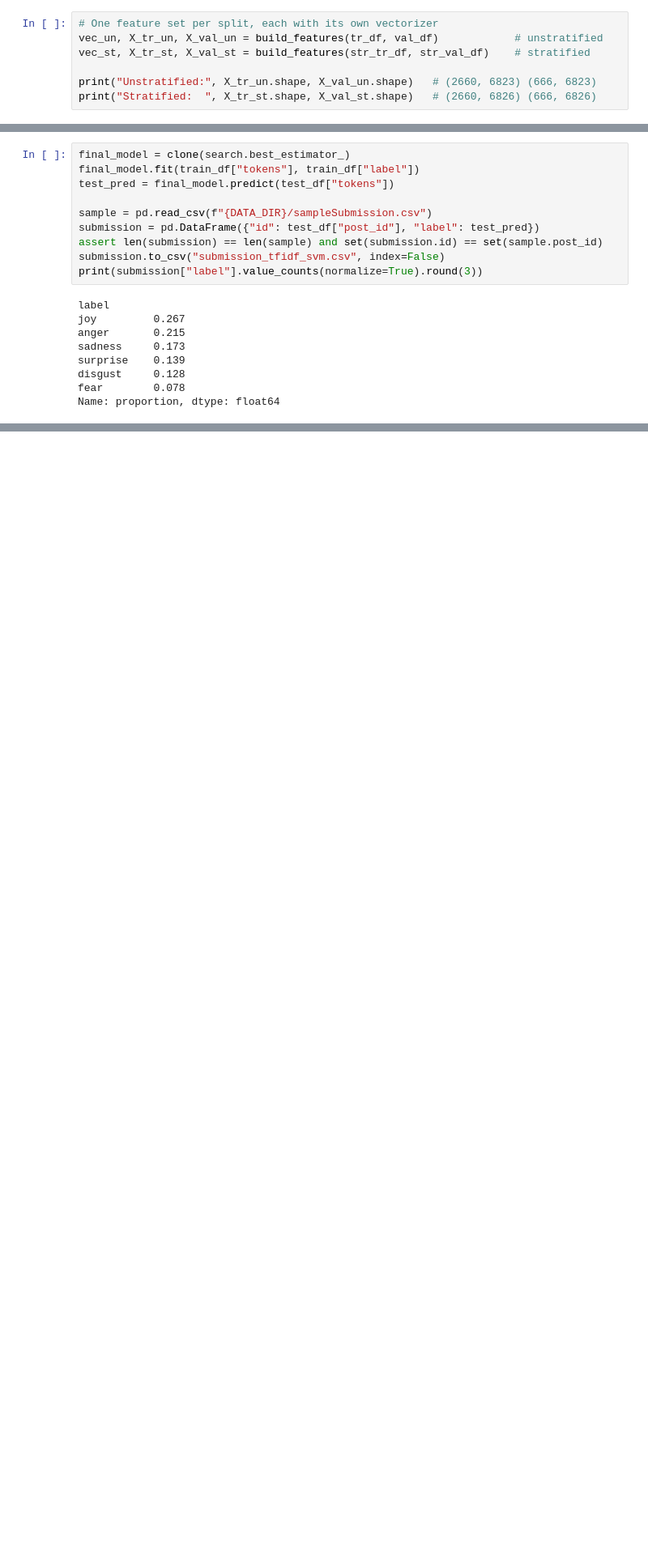
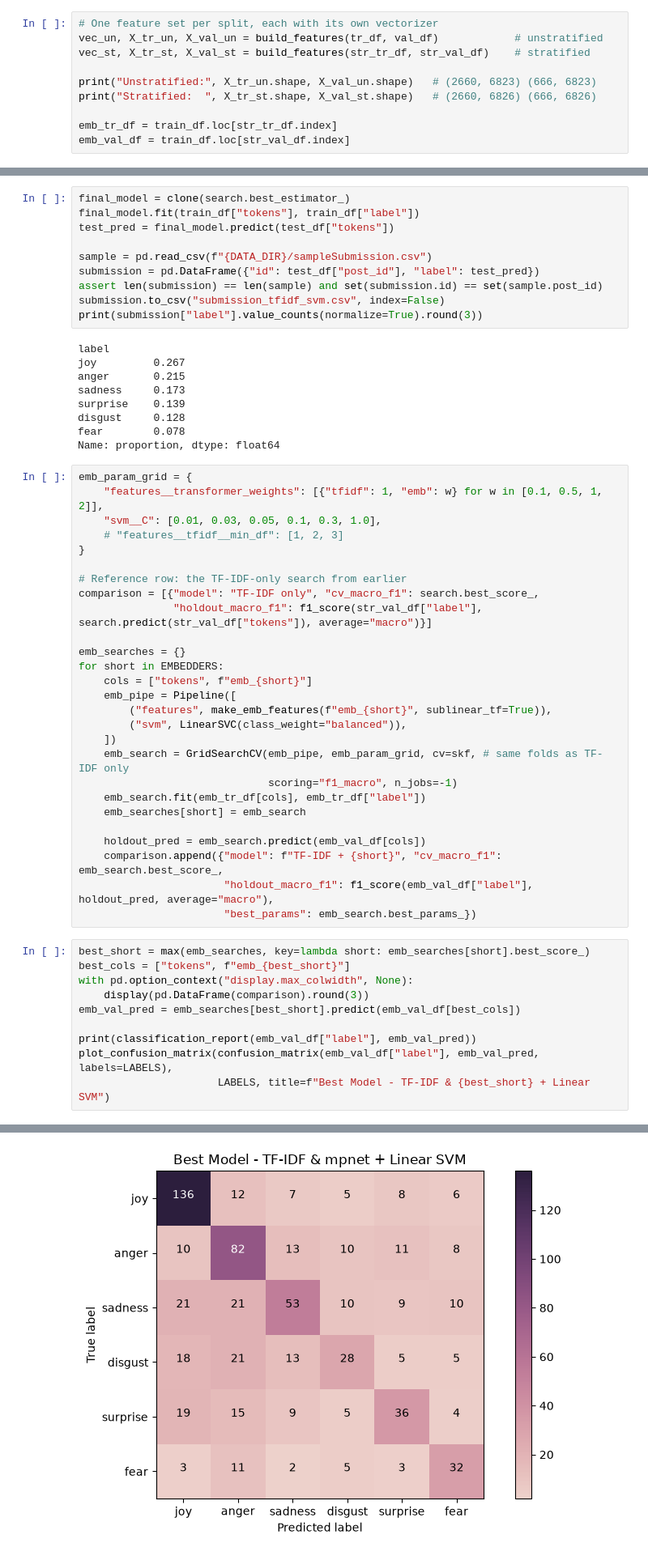
Before and after one commit to 0-Gixty-0/DM2026-Lab2-Exercise, a Jupyter notebook: DM2026-Lab2-Homework.ipynb, the cells around one changed output, grey strips where cells are left out. Shown at 81% size. Drawn from its saved outputs; the diff is of its cells as text; blank space fills up the shorter version.

Commit message:
add embedder models & comparison

```diff
--- a/DM2026-Lab2-Homework.ipynb
+++ b/DM2026-Lab2-Homework.ipynb
@@ -562,6 +610,9 @@ vec_st, X_tr_st, X_val_st = build_features(str_tr_df, str_val_df)    # stratifie
 
 print("Unstratified:", X_tr_un.shape, X_val_un.shape)   # (2660, 6823) (666, 6823)
 print("Stratified:  ", X_tr_st.shape, X_val_st.shape)   # (2660, 6826) (666, 6826)
+
+emb_tr_df = train_df.loc[str_tr_df.index]
+emb_val_df = train_df.loc[str_val_df.index]
 # %% [output]
 Unstratified: (2660, 6823) (666, 6823)
 Stratified:   (2660, 6826) (666, 6826)
@@ -718,3 +769,41 @@ surprise    0.139
 disgust     0.128
 fear        0.078
 Name: proportion, dtype: float64
+# %%
+emb_param_grid = {
+    "features__transformer_weights": [{"tfidf": 1, "emb": w} for w in [0.1, 0.5, 1, 2]],
+    "svm__C": [0.01, 0.03, 0.05, 0.1, 0.3, 1.0],
+    # "features__tfidf__min_df": [1, 2, 3]
+}
+
+# Reference row: the TF-IDF-only search from earlier
+comparison = [{"model": "TF-IDF only", "cv_macro_f1": search.best_score_,
+               "holdout_macro_f1": f1_score(str_val_df["label"], search.predict(str_val_df["tokens"]), average="macro")}]
+
+emb_searches = {}
+for short in EMBEDDERS:
+    cols = ["tokens", f"emb_{short}"]
+    emb_pipe = Pipeline([
+        ("features", make_emb_features(f"emb_{short}", sublinear_tf=True)),
+        ("svm", LinearSVC(class_weight="balanced")),
+    ])
+    emb_search = GridSearchCV(emb_pipe, emb_param_grid, cv=skf, # same folds as TF-IDF only
+                              scoring="f1_macro", n_jobs=-1)
+    emb_search.fit(emb_tr_df[cols], emb_tr_df["label"])
+    emb_searches[short] = emb_search
+
+    holdout_pred = emb_search.predict(emb_val_df[cols])
+    comparison.append({"model": f"TF-IDF + {short}", "cv_macro_f1": emb_search.best_score_,
+                       "holdout_macro_f1": f1_score(emb_val_df["label"], holdout_pred, average="macro"),
+                       "best_params": emb_search.best_params_})
+# %%
+best_short = max(emb_searches, key=lambda short: emb_searches[short].best_score_)
+best_cols = ["tokens", f"emb_{best_short}"]
+with pd.option_context("display.max_colwidth", None):
+    display(pd.DataFrame(comparison).round(3))
+emb_val_pred = emb_searches[best_short].predict(emb_val_df[best_cols])
+
+print(classification_report(emb_val_df["label"], emb_val_pred))
+plot_confusion_matrix(confusion_matrix(emb_val_df["label"], emb_val_pred, labels=LABELS),
+                      LABELS, title=f"Best Model - TF-IDF & {best_short} + Linear SVM")
+# %% [output]
@@ -720,0 +826 @@ Name: proportion, dtype: float64
+[figure, added]
```
Also changed, not shown: parts of 6 cells of this notebook.
